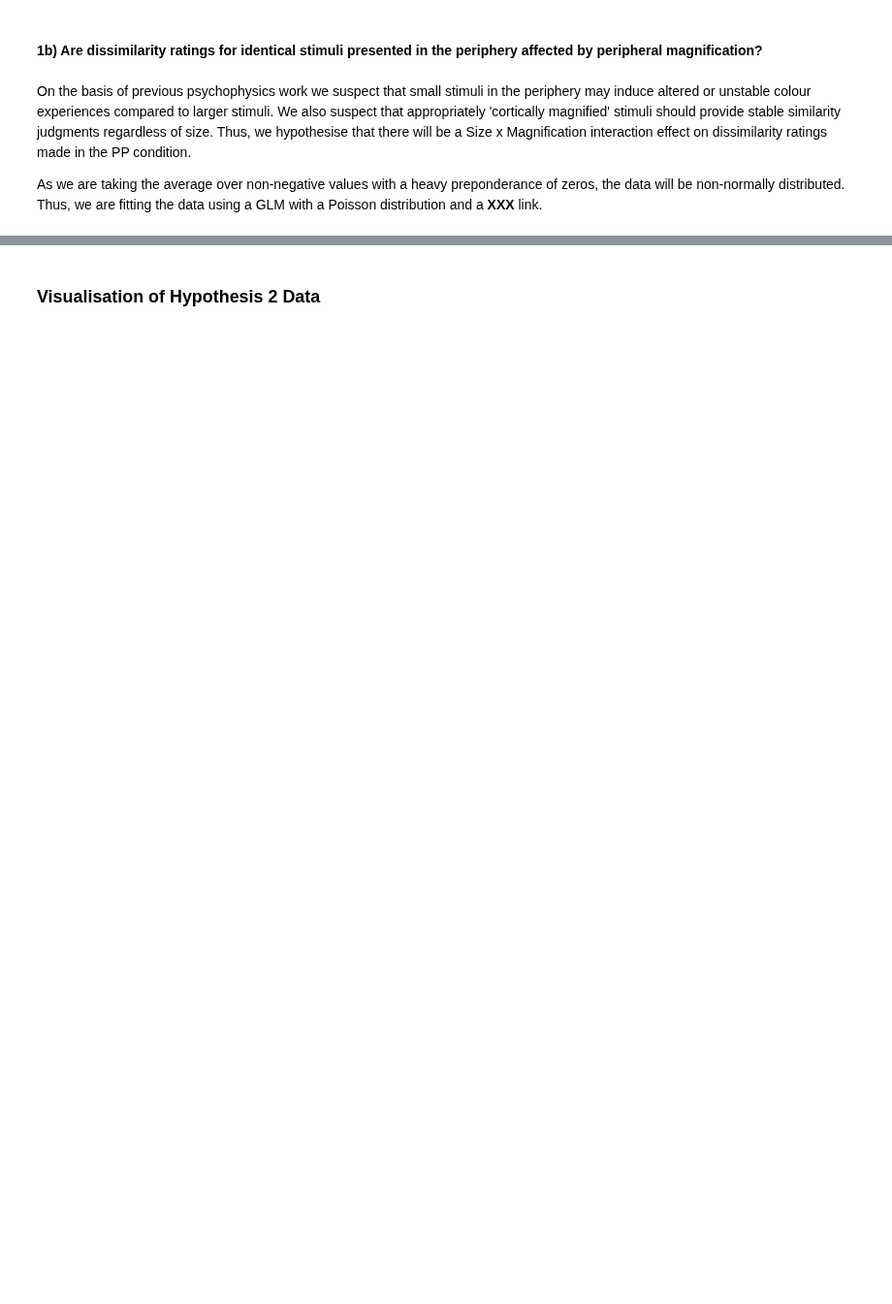
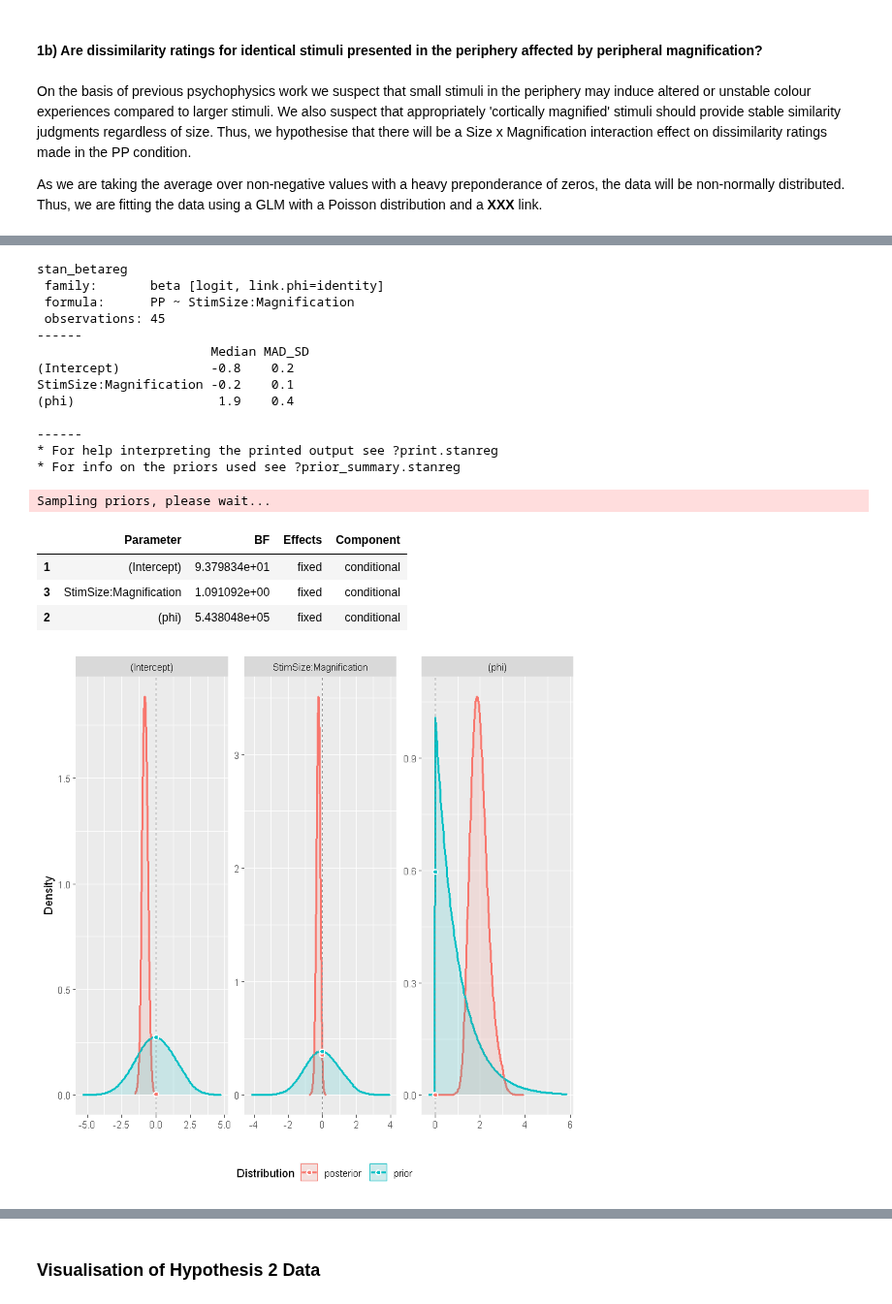
Before and after one commit to ArielZJ/Precision-Phenomenology-Data-Analysis, a Jupyter notebook: Fovea vs. Periphery Color Similarity Pilot Analysis - 2stim Analysis.ipynb, the cells around one changed output, grey strips where cells are left out. Shown at 97% size. Saved outputs shown, nothing was run; the diff lists cells and outputs as text; code cells hidden in the pictures; blank space fills up the shorter version.

```diff
--- a/Fovea vs. Periphery Color Similarity Pilot Analysis - 2stim Analysis.ipynb
+++ b/Fovea vs. Periphery Color Similarity Pilot Analysis - 2stim Analysis.ipynb
@@ -1628,22 +1646,34 @@ beta.bayes <- function(data,interact=TRUE){
 
     # bayesian stuff
     if(interact){
-        test <- stan_betareg(formula = PP ~ StimSize + Magnification + StimSize:Magnification,
+        test <- stan_betareg(formula = PP ~ StimSize:Magnification,
                     data = data,
-                    diagnostic_file = file.path(tempdir(),"df.csv"),
-                            prior=NULL)
+                             link = "logit",
+                             # intercept
+                             prior_intercept = normal(0,1),
+                             # parameters
+                             prior = normal(0,1),
+                             # phi aspects
+                             #link.phi = "identity",
+                    diagnostic_file = file.path(tempdir(),"df.csv")
+                    )
     } else {
         test <- stan_betareg(formula = PP ~ StimSize + Magnification,
                     data = data,
-                    diagnostic_file = file.path(tempdir(),"df2.csv"),
-                            prior=NULL)
+                    diagnostic_file = file.path(tempdir(),"df2.csv")
+                             )
     }
 
 
     return(test)
 }
-test.bb.interact <- beta.bayes(rbind(trace.df,trace.df,trace.df))
-test.bb.simple <- beta.bayes(rbind(trace.df,trace.df,trace.df), interact=FALSE)
+test.bb.interact <- beta.bayes(trace.df)
+#test.bb.interact <- beta.bayes(rbind(trace.df,trace.df,trace.df))
+#test.bb.simple <- beta.bayes(rbind(trace.df,trace.df,trace.df), interact=FALSE)
+test.bb.interact
+region <- bayesfactor_parameters(test.bb.interact)
+region
+plot(region, show_intercept = TRUE)
 # %% [output]
 SAMPLING FOR MODEL 'continuous' NOW (CHAIN 1).
 Chain 1:
@@ -1664,3 +1694,22 @@ Chain 4:                1.038 seconds (Total)
 Chain 4:
+stan_betareg
+ family:       beta [logit, link.phi=identity]
+ formula:      PP ~ StimSize:Magnification
+ observations: 45
+------
+                       Median MAD_SD
+(Intercept)            -0.8    0.2
+StimSize:Magnification -0.2    0.1
+(phi)                   1.9    0.4
+
+------
+* For help interpreting the printed output see ?print.stanreg
+* For info on the priors used see ?prior_summary.stanreg
+Sampling priors, please wait...
+|  | Parameter | BF | Effects | Component |
+| 1 | (Intercept) | 9.379834e+01 | fixed | conditional |
+| 3 | StimSize:Magnification | 1.091092e+00 | fixed | conditional |
+| 2 | (phi) | 5.438048e+05 | fixed | conditional |
+[figure, added]
 # %%
 summary(test.bb.interact)
```
Also changed, not shown: parts of 32 cells of this notebook.
